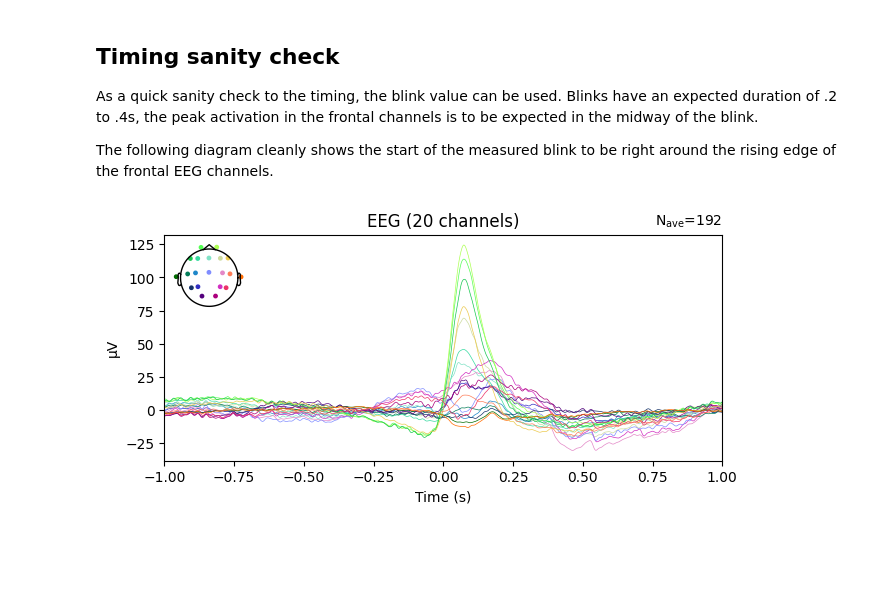
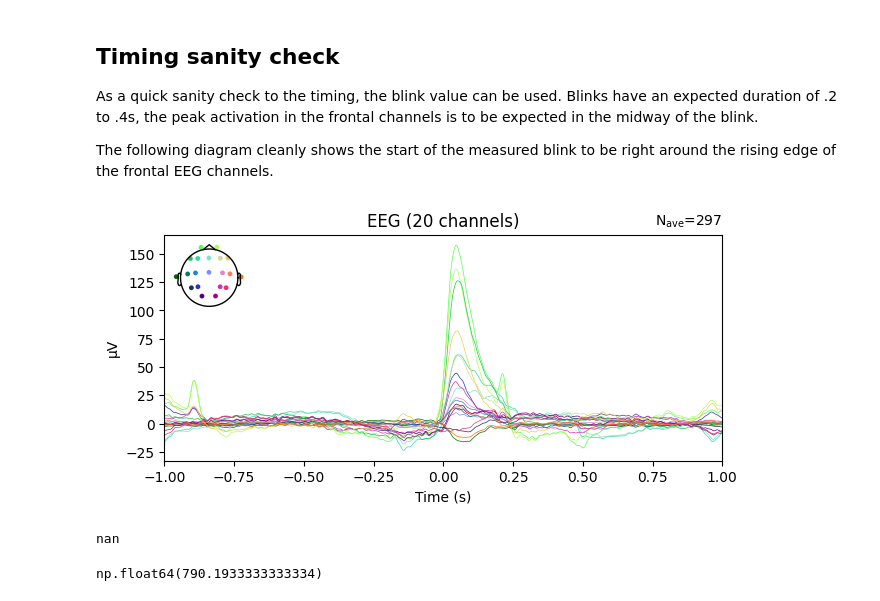
Before and after one commit to baeriswyln/VIBE, a Jupyter notebook: DataAnalysis/11_preprocessing.ipynb, the cells around one changed output. Drawn from its saved outputs; the diff is of its cells as text; code cells hidden in the pictures; blank space fills up the shorter version.

```diff
--- a/DataAnalysis/11_preprocessing.ipynb
+++ b/DataAnalysis/11_preprocessing.ipynb
@@ -17,6 +17,7 @@ mne.set_log_level('WARNING')
 # %%
 raw_dataset = None
 RAW_DATASET_NAME = pathlib.Path('data/raw_dataset.pkl')
+ANNOTATED_DATASET_NAME = pathlib.Path('data/annotated_dataset.pkl')
 EPOCH_DATASET_NAME = pathlib.Path('data/epoch_dataset.pkl')
 
 def write_raw_dataset(raw_dataset: dict, path: pathlib.Path):
@@ -350,6 +391,15 @@ As a quick sanity check to the timing, the blink value can be used. Blinks have
 
 The following diagram cleanly shows the start of the measured blink to be right around the rising edge of the frontal EEG channels.
 # %%
-_ = epoched_dataset['subject_27']['session_1']['BlinkLog_L']['State == "BLINK_START"'].average().plot()
+_ = epoched_dataset['subject_24']['session_1']['BlinkLog_L']['State == "BLINK_START"'].average().plot()
 # %% [output]
-[figure, old version]
+[figure, new version]
+# %%
+markers = raw_dataset['subject_21']['session_1']['markers']
+markers[(markers.EventName == 'EXPERIMENT_END') & (markers.ExperimentIndex == 20)].timestamp.min()
+# %% [output]
+nan
+# %%
+ raw_dataset['subject_21']['session_2']['eeg'].times[-1]
+# %% [output]
+np.float64(790.1933333333334)
```
Also changed, not shown: parts of 1 cell of this notebook.
